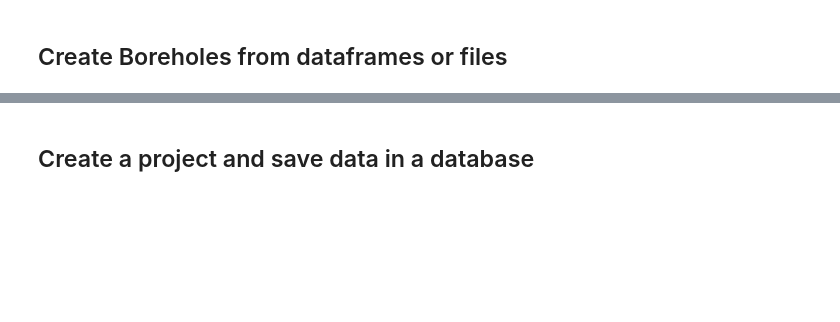
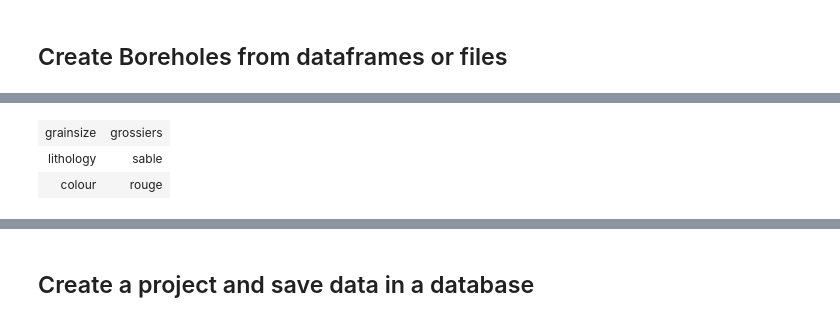
Before and after one commit to kaufmanno/GSDMA, a Jupyter notebook: playground/TFE_test/Boreholes_representation-Copy1.ipynb, the cells around one changed output, grey strips where cells are left out. Drawn from its saved outputs; the diff is of its cells as text; code cells hidden in the pictures; blank space fills up the shorter version.

```diff
--- a/playground/TFE_test/Boreholes_representation-Copy1.ipynb
+++ b/playground/TFE_test/Boreholes_representation-Copy1.ipynb
@@ -130,3 +113,9 @@ litho_list, color_list
+# %%
+components[9]
+# %% [output]
+| grainsize | grossiers |
+| lithology | sable |
+| colour | rouge |
 # %%
 memoris_components = [Component({'lithology': 'remblais'}),
               Component({'lithology': 'limon'}),
```
Also changed, not shown: parts of 21 cells of this notebook, 7 other files.
